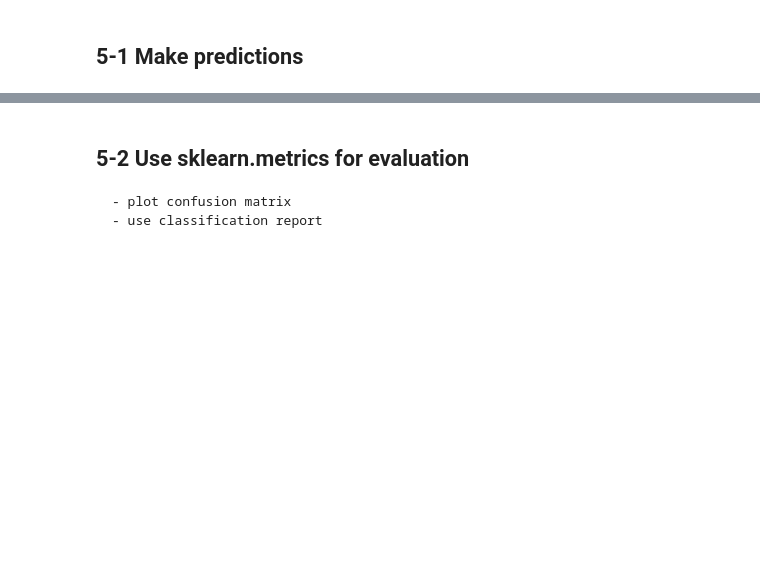
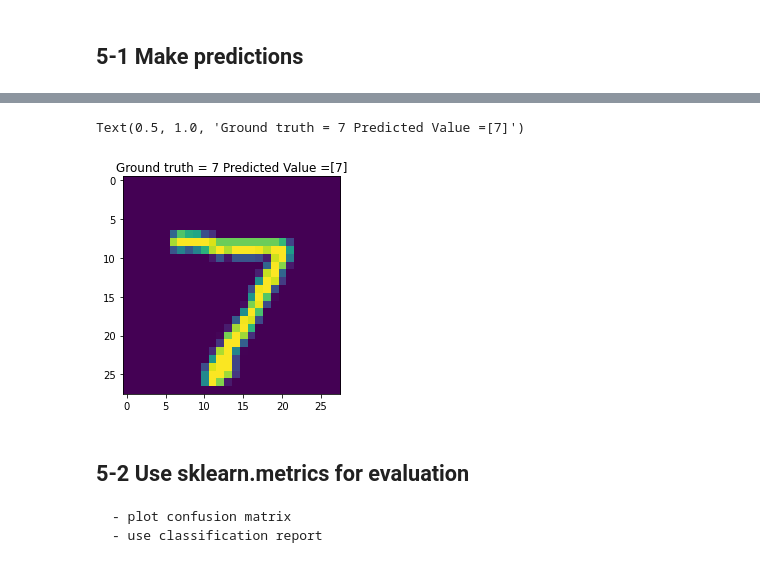
Before and after one commit to Navid-Ziaei/DeepLearningCourse, a Jupyter notebook: Week2/Session2.ipynb, the cells around one changed output, grey strips where cells are left out. Cells and saved outputs as stored; diff of their text form; code cells hidden in the pictures; blank space fills up the shorter version.

```diff
--- a/Week2/Session2.ipynb
+++ b/Week2/Session2.ipynb
@@ -22,6 +52,10 @@ This dataset is already included in tensorflow
 # %% [markdown]
 # 3 - Data Preparation
-# %%
-# Normalize data
-x_train = ...
-x_test = ...
+# %%
+# Normalize data
+X_train = x_train / 255.0
+X_test = x_test / 255.0
+
+# One hot encoding
+Y_train = tf.keras.utils.to_categorical(y_train, num_classes=10)
+Y_test = tf.keras.utils.to_categorical(y_test, num_classes=10)
@@ -53,2 +173,4 @@ Now we want to train the model with MNIST dataset
+# %%
+model = load_model("model.h5")
 # %% [markdown]
 ## 4-4- Analyze Training curve
@@ -58,2 +204,4 @@ An important step in deep learning researches
 # %% [markdown]
 ## 5-1 Make **predictions**
+# %%
+y_hat = model.predict(X_test[0:1, :, :])
@@ -60,3 +210,12 @@ An important step in deep learning researches
+# %%
+y_hat_label = np.argmax(y_hat,axis=1)
+
+
+plt.imshow(X_test[0])
+plt.title("Ground truth = " + str(y_test[0]) + " Predicted Value =" + str(y_hat_label))
+# %% [output]
+Text(0.5, 1.0, 'Ground truth = 7 Predicted Value =[7]')
+[figure, added]
 # %% [markdown]
 ## 5-2 Use sklearn.metrics for evaluation
     - plot confusion matrix
```
Also changed, not shown: parts of 21 cells of this notebook, 7 other files.
